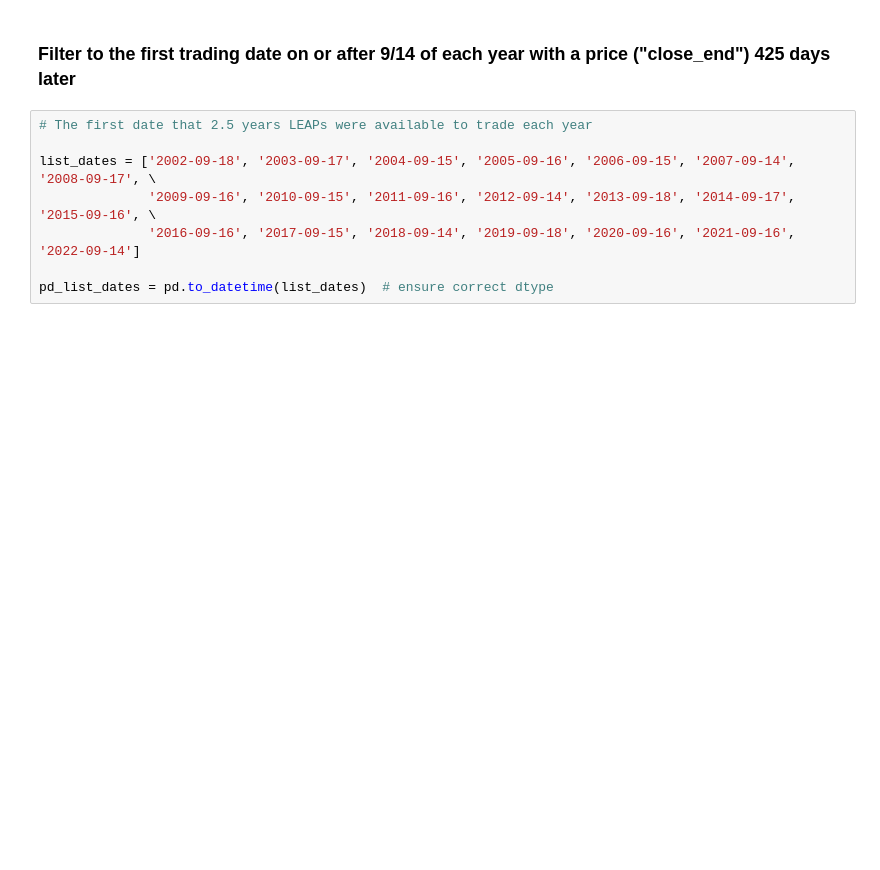
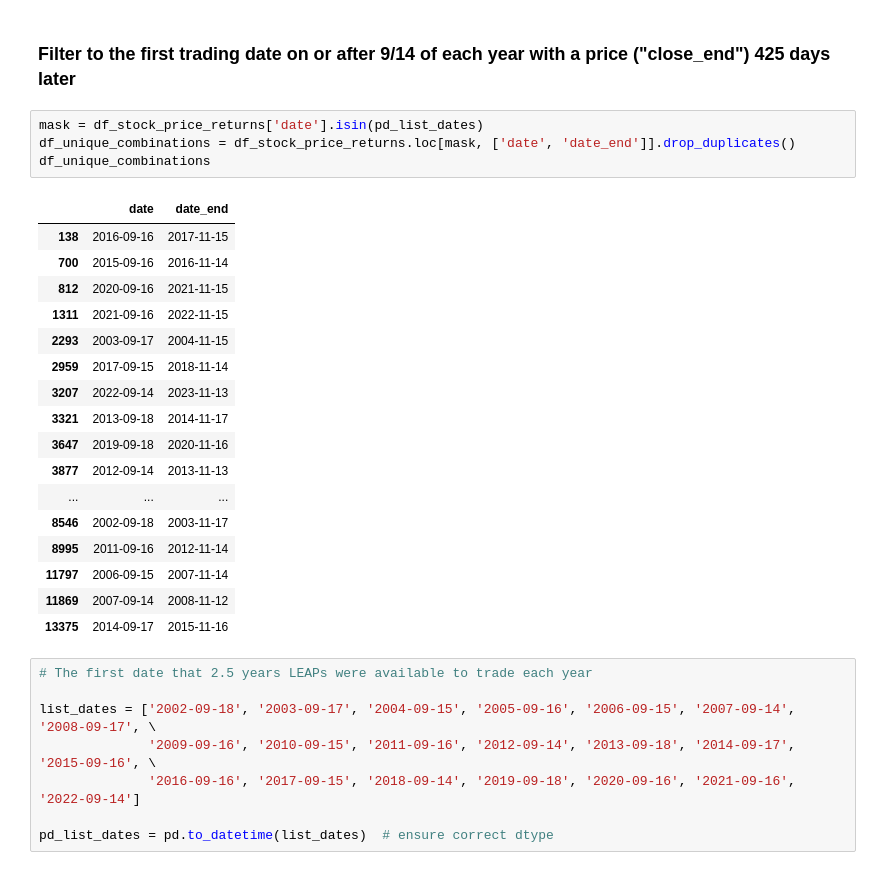
Before and after one commit to ryanrunchey/projects, a Jupyter notebook: finance/stocks_less_than_three_dollars/historical_stock_price_returns_distribution.ipynb, the cells around one changed output. Cells and saved outputs as stored; diff of their text form; blank space fills up the shorter version.

```diff
--- a/finance/stocks_less_than_three_dollars/historical_stock_price_returns_distribution.ipynb
+++ b/finance/stocks_less_than_three_dollars/historical_stock_price_returns_distribution.ipynb
@@ -111,6 +158,28 @@ get_dates_in_week(df_stock_price_returns, 'date', '2003-09-01', '2003-09-28')
 Name: date, dtype: datetime64[us]
 # %% [markdown]
 ### Filter to the first trading date on or after 9/14 of each year with a price ("close_end") 425 days later
+# %%
+mask = df_stock_price_returns['date'].isin(pd_list_dates)
+df_unique_combinations = df_stock_price_returns.loc[mask, ['date', 'date_end']].drop_duplicates()
+df_unique_combinations
+# %% [output]
+|  | date | date_end |
+| 138 | 2016-09-16 | 2017-11-15 |
+| 700 | 2015-09-16 | 2016-11-14 |
+| 812 | 2020-09-16 | 2021-11-15 |
+| 1311 | 2021-09-16 | 2022-11-15 |
+| 2293 | 2003-09-17 | 2004-11-15 |
+| 2959 | 2017-09-15 | 2018-11-14 |
+| 3207 | 2022-09-14 | 2023-11-13 |
+| 3321 | 2013-09-18 | 2014-11-17 |
+| 3647 | 2019-09-18 | 2020-11-16 |
+| 3877 | 2012-09-14 | 2013-11-13 |
+| ... | ... | ... |
+| 8546 | 2002-09-18 | 2003-11-17 |
+| 8995 | 2011-09-16 | 2012-11-14 |
+| 11797 | 2006-09-15 | 2007-11-14 |
+| 11869 | 2007-09-14 | 2008-11-12 |
+| 13375 | 2014-09-17 | 2015-11-16 |
 # %%
 # The first date that 2.5 years LEAPs were available to trade each year
 
```
Also changed, not shown: parts of 5 cells of this notebook, 4 other files.
